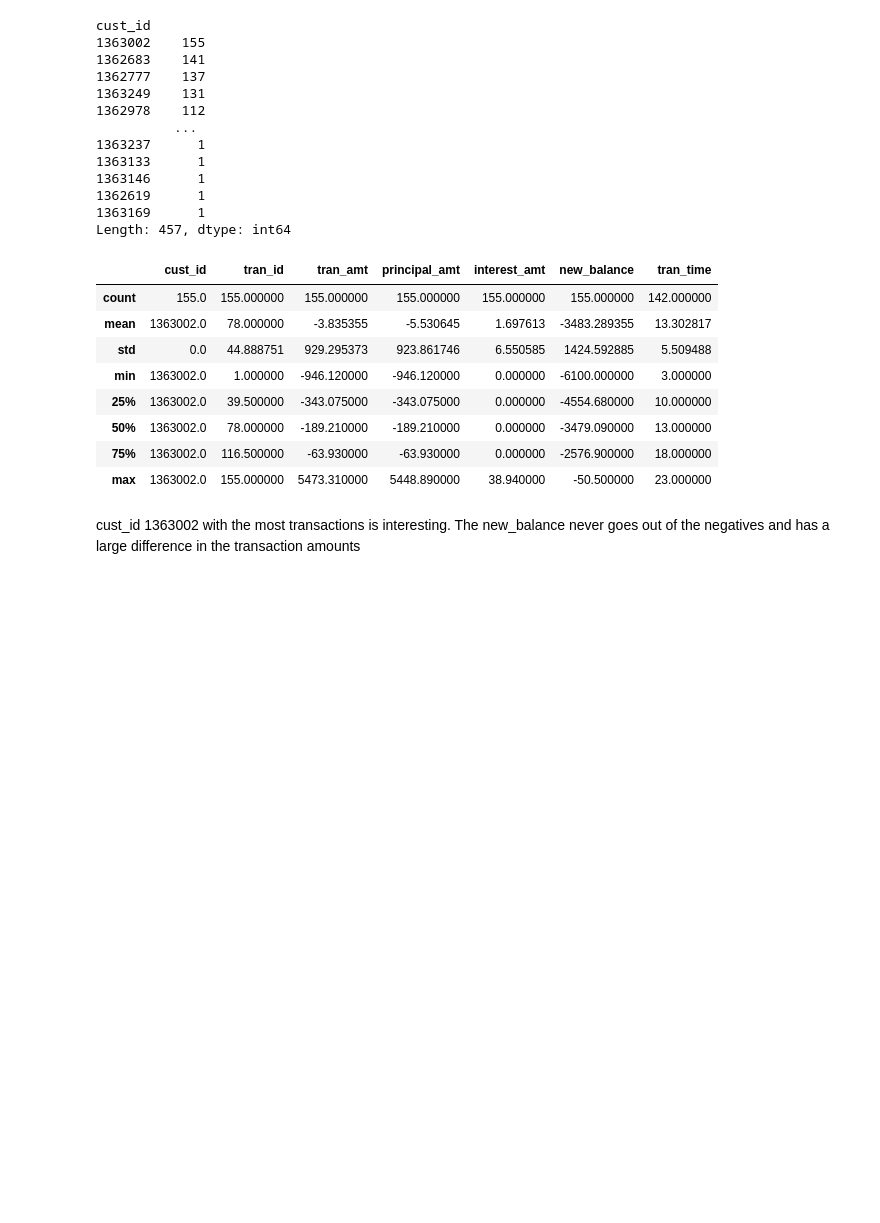
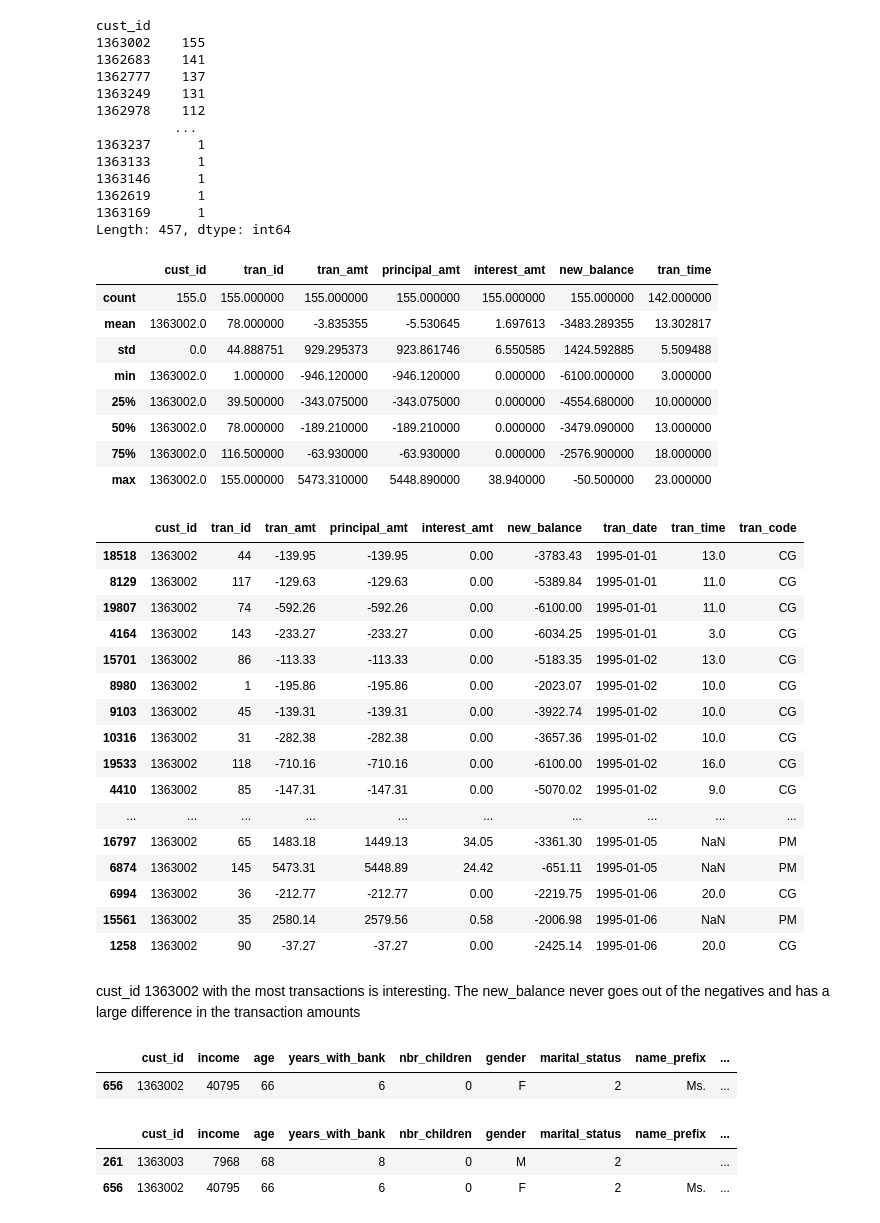
Before and after one commit to Malcolm-Q/mini-project-III, a Jupyter notebook: 2-EDA.ipynb, the cells around one changed output. Drawn from its saved outputs; the diff is of its cells as text; code cells hidden in the pictures; blank space fills up the shorter version.

```diff
--- a/2-EDA.ipynb
+++ b/2-EDA.ipynb
@@ -276,5 +276,36 @@ tran_cred[tran_cred['cust_id'] == 1363002].describe()
 | 50% | 1363002.0 | 78.000000 | -189.210000 | -189.210000 | 0.000000 | -3479.090000 | 13.000000 |
 | 75% | 1363002.0 | 116.500000 | -63.930000 | -63.930000 | 0.000000 | -2576.900000 | 18.000000 |
 | max | 1363002.0 | 155.000000 | 5473.310000 | 5448.890000 | 38.940000 | -50.500000 | 23.000000 |
+# %%
+tran_cred[tran_cred['cust_id'] == 1363002].sort_values(by='tran_date').head(30)
+# %% [output]
+|  | cust_id | tran_id | tran_amt | principal_amt | interest_amt | new_balance | tran_date | tran_time | tran_code |
+| 18518 | 1363002 | 44 | -139.95 | -139.95 | 0.00 | -3783.43 | 1995-01-01 | 13.0 | CG |
+| 8129 | 1363002 | 117 | -129.63 | -129.63 | 0.00 | -5389.84 | 1995-01-01 | 11.0 | CG |
+| 19807 | 1363002 | 74 | -592.26 | -592.26 | 0.00 | -6100.00 | 1995-01-01 | 11.0 | CG |
+| 4164 | 1363002 | 143 | -233.27 | -233.27 | 0.00 | -6034.25 | 1995-01-01 | 3.0 | CG |
+| 15701 | 1363002 | 86 | -113.33 | -113.33 | 0.00 | -5183.35 | 1995-01-02 | 13.0 | CG |
+| 8980 | 1363002 | 1 | -195.86 | -195.86 | 0.00 | -2023.07 | 1995-01-02 | 10.0 | CG |
+| 9103 | 1363002 | 45 | -139.31 | -139.31 | 0.00 | -3922.74 | 1995-01-02 | 10.0 | CG |
+| 10316 | 1363002 | 31 | -282.38 | -282.38 | 0.00 | -3657.36 | 1995-01-02 | 10.0 | CG |
+| 19533 | 1363002 | 118 | -710.16 | -710.16 | 0.00 | -6100.00 | 1995-01-02 | 16.0 | CG |
+| 4410 | 1363002 | 85 | -147.31 | -147.31 | 0.00 | -5070.02 | 1995-01-02 | 9.0 | CG |
+| ... | ... | ... | ... | ... | ... | ... | ... | ... | ... |
+| 16797 | 1363002 | 65 | 1483.18 | 1449.13 | 34.05 | -3361.30 | 1995-01-05 | NaN | PM |
+| 6874 | 1363002 | 145 | 5473.31 | 5448.89 | 24.42 | -651.11 | 1995-01-05 | NaN | PM |
+| 6994 | 1363002 | 36 | -212.77 | -212.77 | 0.00 | -2219.75 | 1995-01-06 | 20.0 | CG |
+| 15561 | 1363002 | 35 | 2580.14 | 2579.56 | 0.58 | -2006.98 | 1995-01-06 | NaN | PM |
+| 1258 | 1363002 | 90 | -37.27 | -37.27 | 0.00 | -2425.14 | 1995-01-06 | 20.0 | CG |
 # %% [markdown]
 cust_id 1363002 with the most transactions is interesting. The new_balance never goes out of the negatives and has a large difference in the transaction amounts
+# %%
+cust[cust['cust_id'] == 1363002]
+# %% [output]
+|  | cust_id | income | age | years_with_bank | nbr_children | gender | marital_status | name_prefix | ... |
+| 656 | 1363002 | 40795 | 66 | 6 | 0 | F | 2 | Ms. | ... |
+# %%
+cust[cust['postal_code'] == 10146]
+# %% [output]
+|  | cust_id | income | age | years_with_bank | nbr_children | gender | marital_status | name_prefix | ... |
+| 261 | 1363003 | 7968 | 68 | 8 | 0 | M | 2 |  | ... |
+| 656 | 1363002 | 40795 | 66 | 6 | 0 | F | 2 | Ms. | ... |
```
Also changed, not shown: parts of 9 cells of this notebook, 1 other file.
